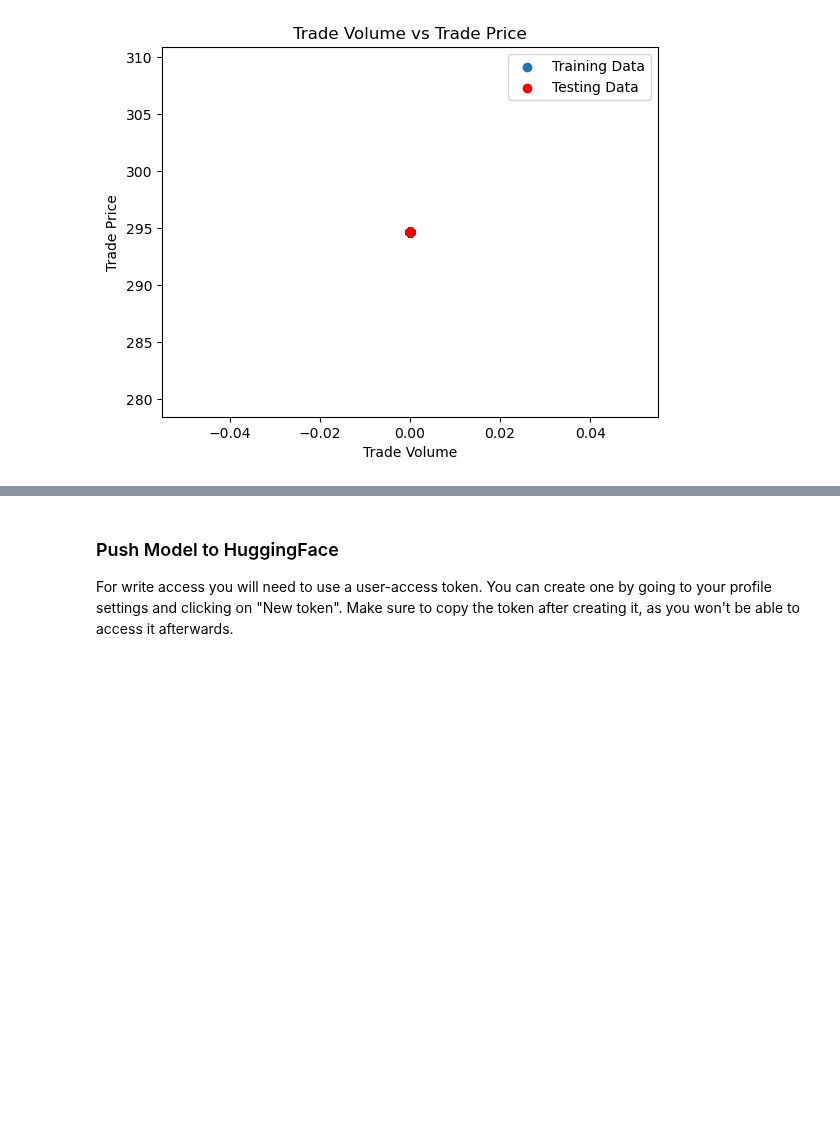
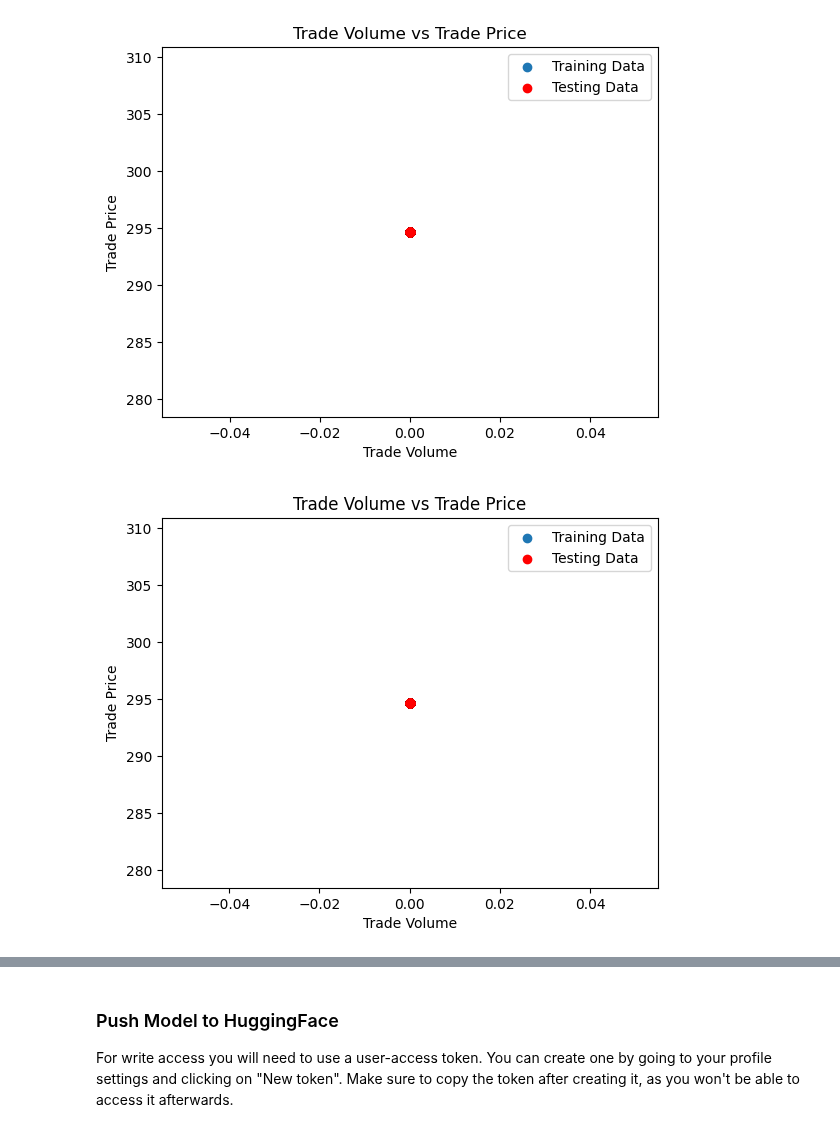
Before and after one commit to AMS-QF/TAQ-Data, a Jupyter notebook: models/Example_OLS_Model.ipynb, the cells around one changed output, grey strips where cells are left out. Drawn from its saved outputs; the diff is of its cells as text; code cells hidden in the pictures; blank space fills up the shorter version.

Commit message:
add pytorch ols

```diff
--- a/models/Example_OLS_Model.ipynb
+++ b/models/Example_OLS_Model.ipynb
@@ -101,3 +101,84 @@ Covariance Type:            nonrobust
 strong multicollinearity problems or that the design matrix is singular.
 Model saved as ols_model/ols_model.pkl
 [figure]
+# %%
+import pandas as pd
+import numpy as np
+import torch
+import torch.nn as nn
+import torch.optim as optim
+import matplotlib.pyplot as plt
+from sklearn.model_selection import train_test_split
+
+# Load the dataset
+df_test = pd.read_csv('../sample_data/sample_features.csv')
+df_test['Trade_Price'] = df_test['Trade_Price'].fillna(df_test['Trade_Price'].median())
+
+# Selecting features for the model
+features = ['Trade_Volume', 'Bid_Price', 'Offer_Price']  # Example features
+target = 'Trade_Price'
+
+# Drop rows with missing target or features
+df_test = df_test.dropna(subset=[target] + features)
+
+# Check if the DataFrame is empty
+if df_test.empty:
+    print("No data available after removing missing values.")
+    exit()
+
+# Define X (features) and y (target)
+X = df_test[features]
+y = df_test[target]
+
+# Splitting the dataset into training and testing sets
+X_train, X_test, y_train, y_test = train_test_split(X, y, test_size=0.2, random_state=42)
+
+# Convert DataFrame to Tensors
+X_train_tensor = torch.tensor(X_train.values.astype(np.float32))
+y_train_tensor = torch.tensor(y_train.values.astype(np.float32).reshape(-1, 1))
+X_test_tensor = torch.tensor(X_test.values.astype(np.float32))
+y_test_tensor = torch.tensor(y_test.values.astype(np.float32).reshape(-1, 1))
+
+# PyTorch Model Definition
+class LinearRegressionModel(nn.Module):
+    def __init__(self, input_size):
+        super(LinearRegressionModel, self).__init__()
+        self.linear = nn.Linear(input_size, 1)
+
+    def forward(self, x):
+        return self.linear(x)
+
+# Initialize the model
+input_size = X_train_tensor.shape[1]
+model = LinearRegressionModel(input_size)
+criterion = nn.MSELoss()
+optimizer = optim.SGD(model.parameters(), lr=0.01)
+
+# Train the model
+num_epochs = 100
+for epoch in range(num_epochs):
+    # Forward pass
+    outputs = model(X_train_tensor)
+    loss = criterion(outputs, y_train_tensor)
+
+    # Backward and optimize
+    optimizer.zero_grad()
+    loss.backward()
+    optimizer.step()
+
+    if (epoch+1) % 10 == 0:
+        print(f'Epoch [{epoch+1}/{num_epochs}], Loss: {loss.item():.4f}')
+
+# Visualization plot
+plt.scatter(X_train['Trade_Volume'], y_train, label='Training Data')
+plt.scatter(X_test['Trade_Volume'], y_test, color='red', label='Testing Data')
+plt.xlabel('Trade Volume')
+plt.ylabel('Trade Price')
+plt.title('Trade Volume vs Trade Price')
+plt.legend()
+plt.show()
+
+# Save the model
+torch.save(model.state_dict(), 'pytorch_linear_regression_model.pth')
+# %% [output]
+[figure, added]
```
Also changed, not shown: parts of 2 cells of this notebook, 1 other file.
